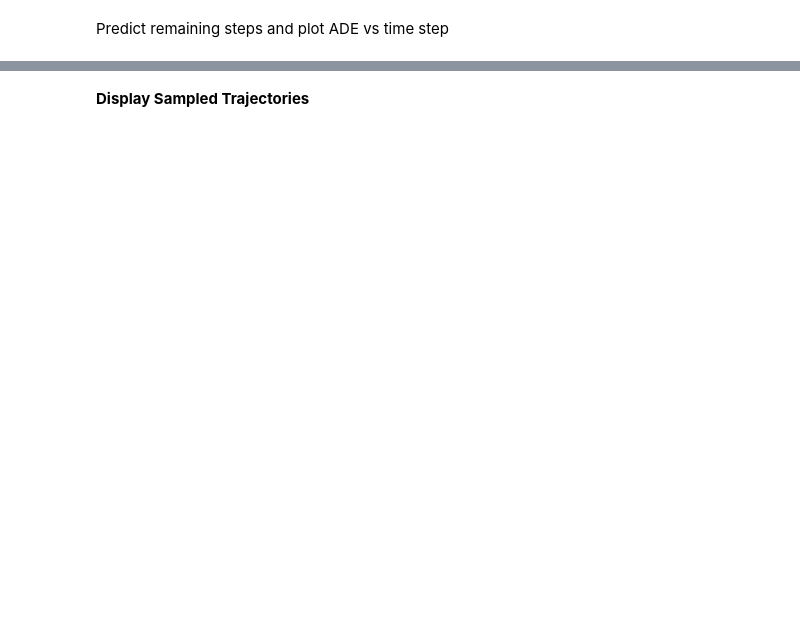
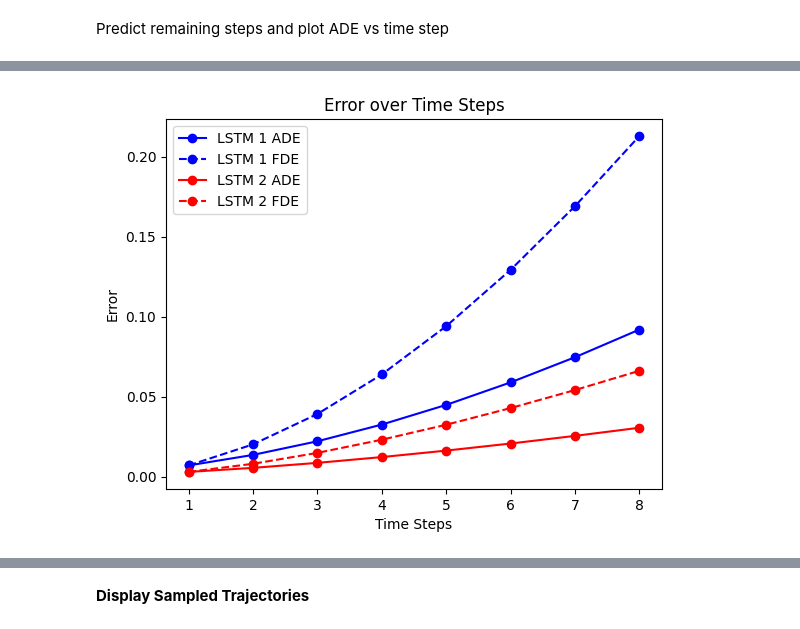
Before and after one commit to jiaminho/Human-Trajectory-Prediction-LSTM, a Jupyter notebook: Pedestrian_Trajectory_Prediction_LSTM.ipynb, the cells around one changed output, grey strips where cells are left out. Drawn from its saved outputs; the diff is of its cells as text; code cells hidden in the pictures; blank space fills up the shorter version.

```diff
--- a/Pedestrian_Trajectory_Prediction_LSTM.ipynb
+++ b/Pedestrian_Trajectory_Prediction_LSTM.ipynb
@@ -382,25 +470,27 @@ predicted_val_future2
 # %%
 # Initialize ADE arrays
 ade_per_step2 = np.zeros(8)
 fde_per_step2 = np.zeros(8)
 num_samples = val_observed.shape[0]
 
 for i in range(1, 9):  # For time steps 1 to 8
     ade_this_step = ADE(val_future[:, :i, :], predicted_val_future2[:, :i, :])
     ade_per_step2[i-1] = ade_this_step.numpy()  # Convert tensor to numpy
     fde_this_step = FDE(val_future[:, i-1, :], predicted_val_future2[:, i-1, :])
     fde_per_step2[i-1] = fde_this_step.numpy()
 
 # Plot the results
-plt.plot(np.arange(1, 9), ade_per_step, marker='o', linestyle='-', label='LSTM 1 ADE')
-plt.plot(np.arange(1, 9), fde_per_step, marker='o', linestyle='-', label='LSTM 1 FDE')
+plt.plot(np.arange(1, 9), ade_per_step, marker='o', linestyle='-', color='blue', label='LSTM 1 ADE')
+plt.plot(np.arange(1, 9), fde_per_step, marker='o', linestyle='--', color='blue', label='LSTM 1 FDE')
 plt.plot(np.arange(1, 9), ade_per_step2, marker='o', linestyle='-', color='red', label='LSTM 2 ADE')
-plt.plot(np.arange(1, 9), fde_per_step2, marker='o', linestyle='-', color='red', label='LSTM 2 FDE')
+plt.plot(np.arange(1, 9), fde_per_step2, marker='o', linestyle='--', color='red', label='LSTM 2 FDE')
 plt.xlabel('Time Steps')
 plt.ylabel('Error')
 plt.title('Error over Time Steps')
 plt.legend()
 plt.show()
+# %% [output]
+[figure, added]
 # %%
 # ADE & FDE using the predictions generated by the encoder-decoder model
 ade_encoder_decoder = ADE(val_future, predicted_val_future2)
```
Also changed, not shown: parts of 18 cells of this notebook.
